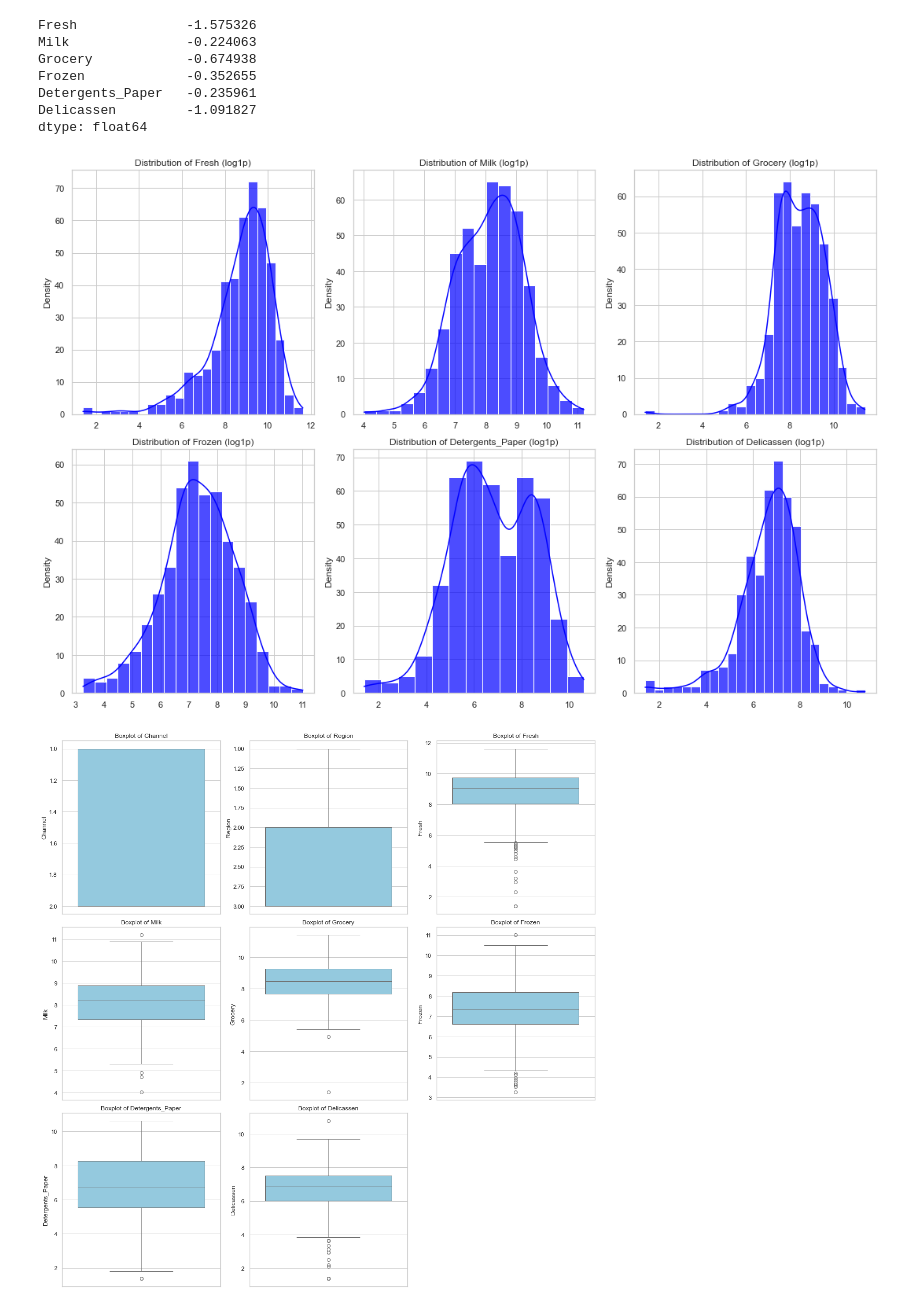
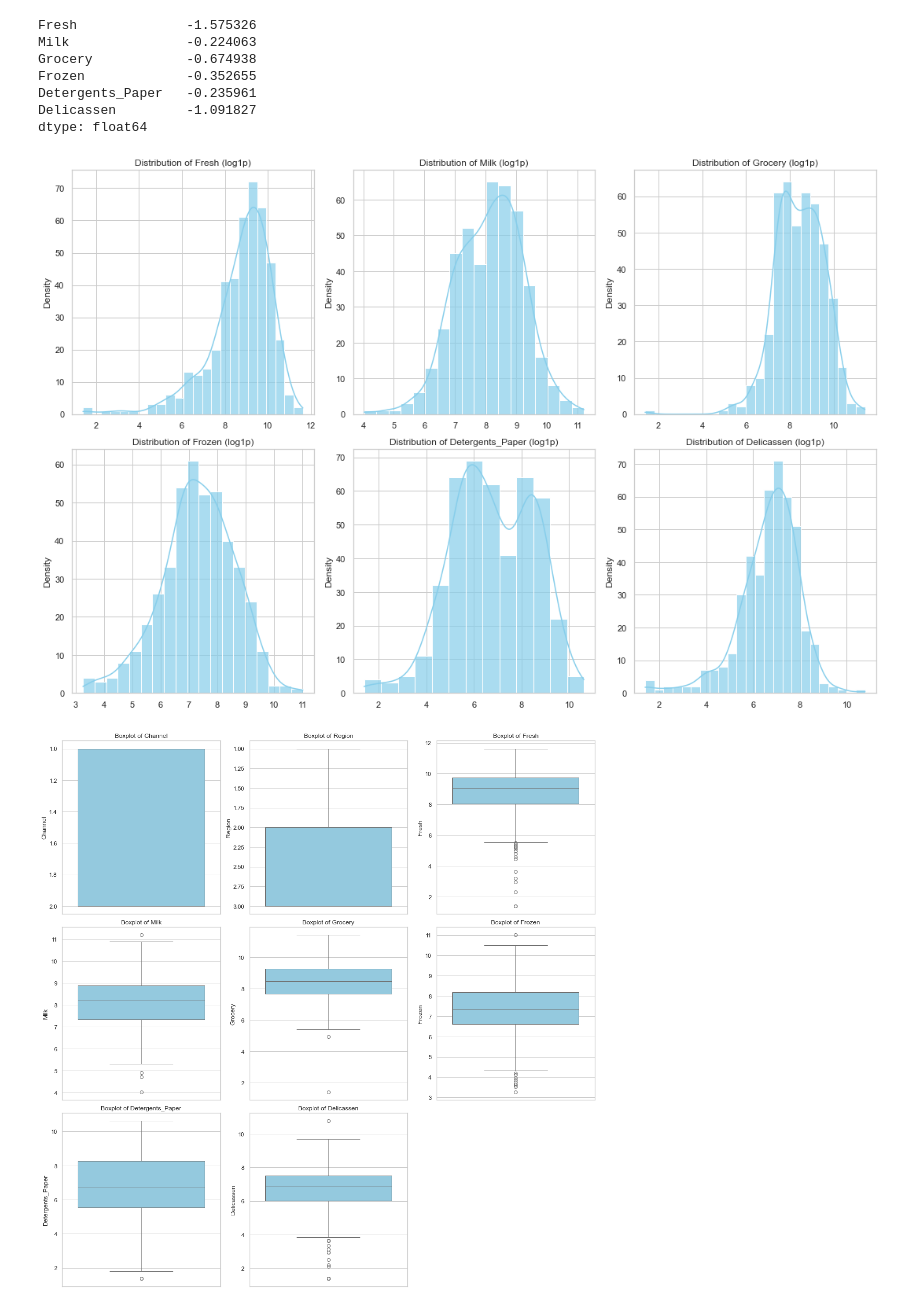
Before and after one commit to mandele1999/wholesale_customer_analysis, a Jupyter notebook: index.ipynb, the cells around one changed output. Cells and saved outputs as stored; diff of their text form; code cells hidden in the pictures.

Commit message:
Updated plots

```diff
--- a/index.ipynb
+++ b/index.ipynb
@@ -107,7 +107,7 @@ axes = axes.flatten()  # Flatten axes for easy iteration
 
 # Plot each column in its corresponding subplot
 for i, col in enumerate(skewed_cols):
-    sns.histplot(df[col], kde=True, ax=axes[i], color='blue')
+    sns.histplot(df[col], kde=True, ax=axes[i], color='skyblue')
     axes[i].set_title(f'Distribution of {col}')
 
 # Hide any unused subplots
@@ -199,23 +199,23 @@ dtype: float64
 # %%
 # Plot distributions of the normalized columns in a grid structure
 n_cols = 3
 n_rows = -(-len(numeric_cols) // n_cols)
 
 fig, axes = plt.subplots(n_rows, n_cols, figsize=(15, 10))
 axes = axes.flatten()
 for i, col in enumerate(numeric_cols):
-    sns.histplot(df_normalized[col], kde=True, ax=axes[i], color='blue', alpha=0.7)
+    sns.histplot(df_normalized[col], kde=True, ax=axes[i], color='skyblue', alpha=0.7)
     axes[i].set_title(f'Distribution of {col} (log1p)')
     axes[i].set_xlabel('')
     axes[i].set_ylabel('Density')
 
 for j in range(len(numeric_cols), len(axes)):
     axes[j].set_visible(False)
 
 plt.tight_layout()
 plt.show()
 # %% [output]
-[figure, old version]
+[figure, new version]
 # %%
 # Outliers detection
 # Create boxplots for all numeric columns
```
Also changed, not shown: parts of 3 cells of this notebook.
